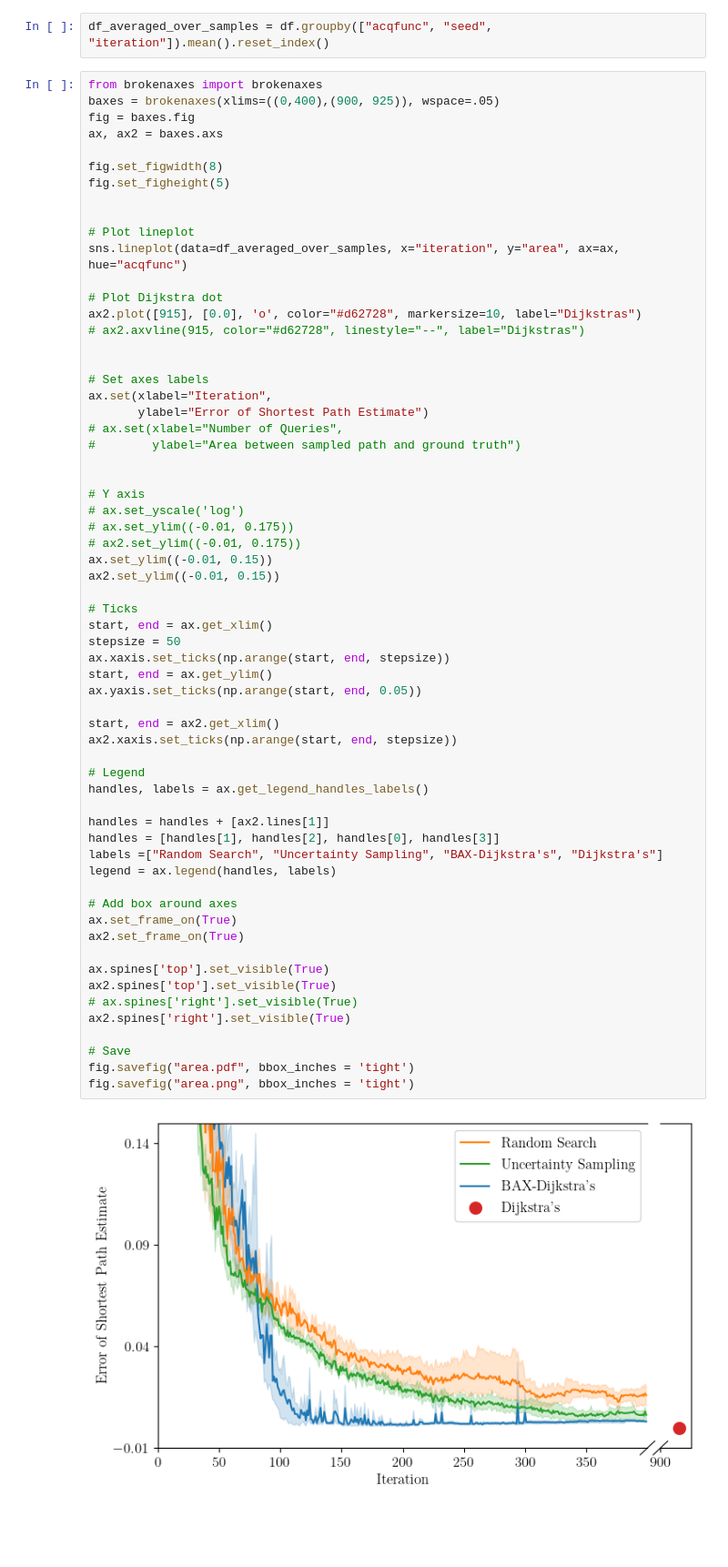
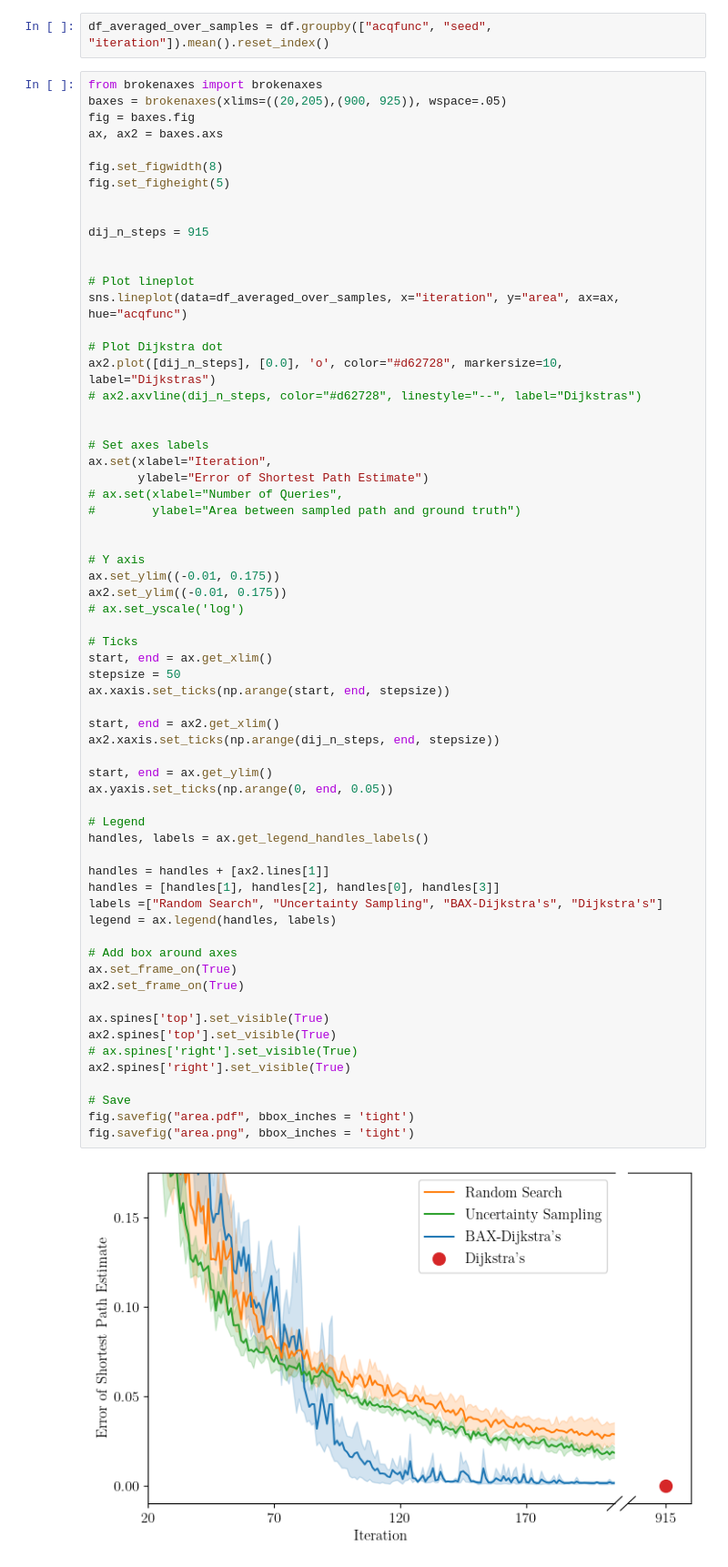
Before and after one commit to willieneis/bayesian-algorithm-execution, a Jupyter notebook: dijkstra_sweeps_400/plot_costs_willie.ipynb, the cells around one changed output. Shown at 91% size. Cells and saved outputs as stored; diff of their text form; blank space fills up the shorter version.

Commit message:
update willie dijkstra_sweeps notebook

```diff
--- a/dijkstra_sweeps_400/plot_costs_willie.ipynb
+++ b/dijkstra_sweeps_400/plot_costs_willie.ipynb
@@ -40,7 +40,7 @@ df["weightedscore"] = (df["truecost"] - 1.2101668955885854) * df["area"]
 df_averaged_over_samples = df.groupby(["acqfunc", "seed", "iteration"]).mean().reset_index()
 # %%
 from brokenaxes import brokenaxes
-baxes = brokenaxes(xlims=((0,400),(900, 925)), wspace=.05)
+baxes = brokenaxes(xlims=((20,205),(900, 925)), wspace=.05)
 fig = baxes.fig
 ax, ax2 = baxes.axs
 
@@ -48,12 +48,15 @@ fig.set_figwidth(8)
 fig.set_figheight(5)
 
 
+dij_n_steps = 915
+
+
 # Plot lineplot
 sns.lineplot(data=df_averaged_over_samples, x="iteration", y="area", ax=ax, hue="acqfunc")
 
 # Plot Dijkstra dot
-ax2.plot([915], [0.0], 'o', color="#d62728", markersize=10, label="Dijkstras")
-# ax2.axvline(915, color="#d62728", linestyle="--", label="Dijkstras")
+ax2.plot([dij_n_steps], [0.0], 'o', color="#d62728", markersize=10, label="Dijkstras")
+# ax2.axvline(dij_n_steps, color="#d62728", linestyle="--", label="Dijkstras")
 
 
 # Set axes labels
@@ -64,41 +67,40 @@ ax.set(xlabel="Iteration",
 
 
 # Y axis
+ax.set_ylim((-0.01, 0.175))
+ax2.set_ylim((-0.01, 0.175))
 # ax.set_yscale('log')
-# ax.set_ylim((-0.01, 0.175))
-# ax2.set_ylim((-0.01, 0.175))
-ax.set_ylim((-0.01, 0.15))
-ax2.set_ylim((-0.01, 0.15))
 
 # Ticks
 start, end = ax.get_xlim()
 stepsize = 50
 ax.xaxis.set_ticks(np.arange(start, end, stepsize))
-start, end = ax.get_ylim()
-ax.yaxis.set_ticks(np.arange(start, end, 0.05))
 
 start, end = ax2.get_xlim()
-ax2.xaxis.set_ticks(np.arange(start, end, stepsize))
+ax2.xaxis.set_ticks(np.arange(dij_n_steps, end, stepsize))
+
+start, end = ax.get_ylim()
+ax.yaxis.set_ticks(np.arange(0, end, 0.05))
 
 # Legend
 handles, labels = ax.get_legend_handles_labels()
 
 handles = handles + [ax2.lines[1]]
 handles = [handles[1], handles[2], handles[0], handles[3]]
 labels =["Random Search", "Uncertainty Sampling", "BAX-Dijkstra's", "Dijkstra's"]
 legend = ax.legend(handles, labels)
 
 # Add box around axes
 ax.set_frame_on(True)
 ax2.set_frame_on(True)
 
 ax.spines['top'].set_visible(True)
 ax2.spines['top'].set_visible(True)
 # ax.spines['right'].set_visible(True)
 ax2.spines['right'].set_visible(True)
 
 # Save
 fig.savefig("area.pdf", bbox_inches = 'tight')
 fig.savefig("area.png", bbox_inches = 'tight')
 # %% [output]
-[figure, old version]
+[figure, new version]
```
Also changed, not shown: parts of 1 cell of this notebook.
